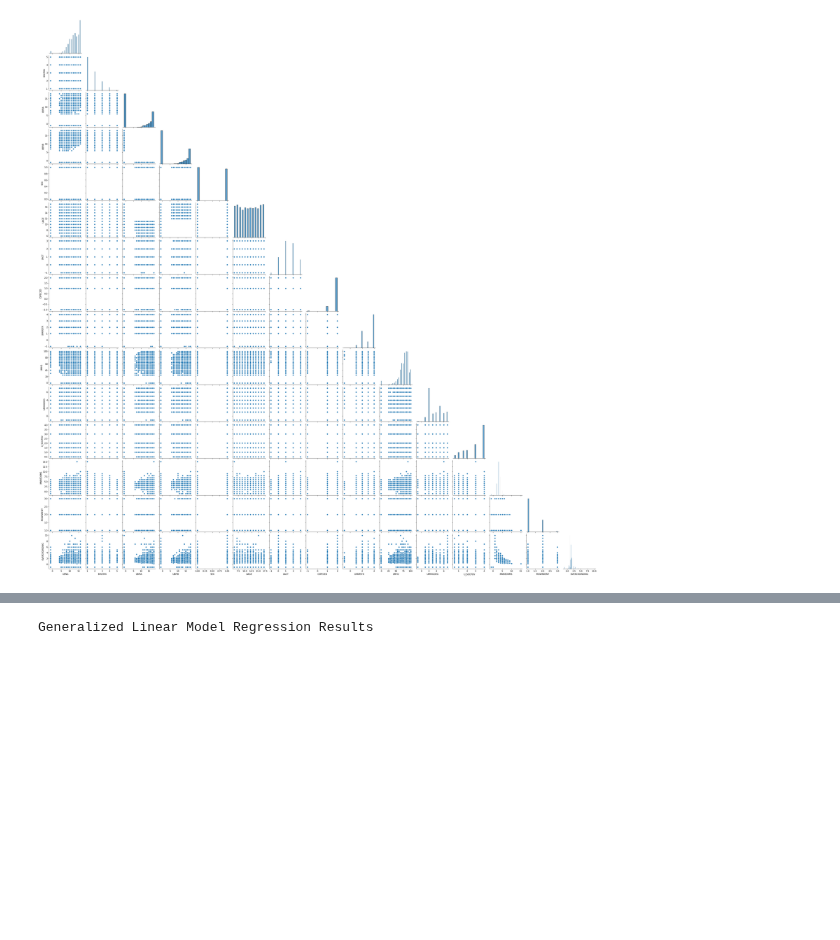
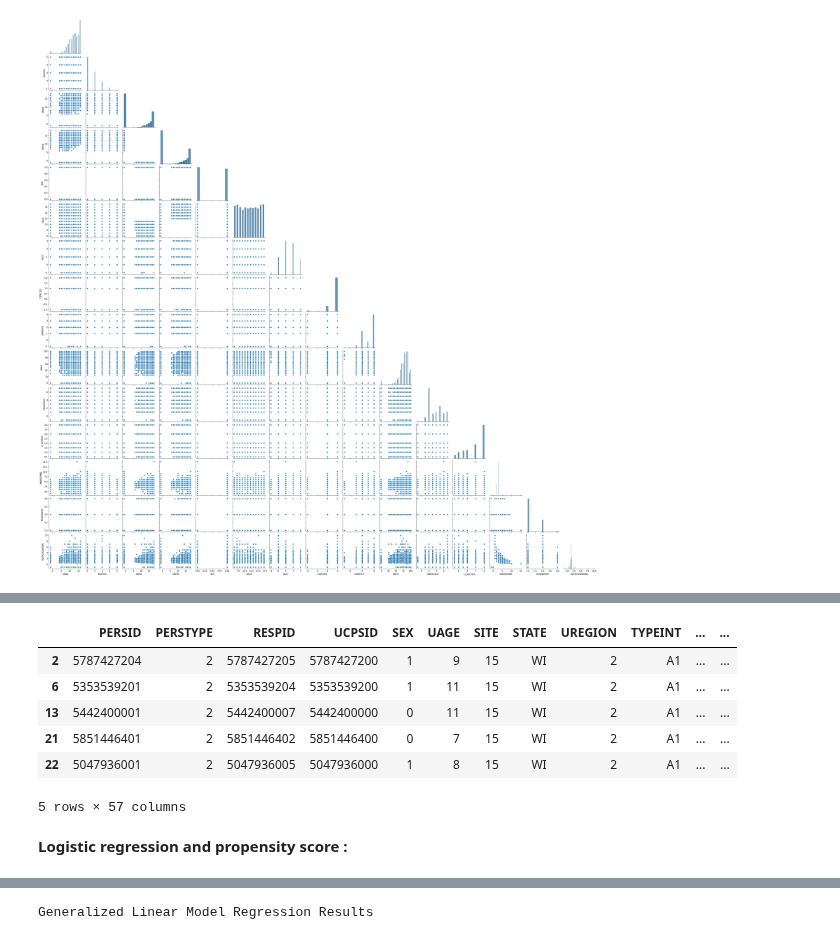
Before and after one commit to epfl-ada/ada-2020-project-milestone-p3-p3_ada-boi, a Jupyter notebook: creative_extension.ipynb, the cells around one changed output, grey strips where cells are left out. Cells and saved outputs as stored; diff of their text form; code cells hidden in the pictures; blank space fills up the shorter version.

```diff
--- a/creative_extension.ipynb
+++ b/creative_extension.ipynb
@@ -135,3 +140,13 @@ def df_NN(df,outcome,predictors):
         bools = df[predictors].isin([-1]).any(axis=1)==False
 
     return df.loc[(df[outcome] != -1) & (bools)]
+# %%
+# Variables used for precarity indicator (economics and relationship with family)
+# NB CHOICE OF WORDS : PRECARITY NOT VERY ACCURATE
+prec = ['U_SOCPOV','OVERCROWDING','MOWNRENT','UHINS4','UAGG','UFAMSTR']
+prec3 = prec + ['CJOB']
+
+# IL FAUDRA DECIDER DE COMMENT GERER LES NANS SUR CES VALEURS POUR DEFINIR L'INDEX
+
+df_prec_2 = df_NN(fc2,'PERSID',prec)
+df_prec_3 = df_NN(fc3,'PERSID',prec3)
@@ -137,0 +197,12 @@ def df_NN(df,outcome,predictors):
+# %%
+fc2_prec.head()
+# %% [output]
+|  | PERSID | PERSTYPE | RESPID | UCPSID | SEX | UAGE | SITE | STATE | UREGION | TYPEINT | ... | ... |
+| 2 | 5787427204 | 2 | 5787427205 | 5787427200 | 1 | 9 | 15 | WI | 2 | A1 | ... | ... |
+| 6 | 5353539201 | 2 | 5353539204 | 5353539200 | 1 | 11 | 15 | WI | 2 | A1 | ... | ... |
+| 13 | 5442400001 | 2 | 5442400007 | 5442400000 | 0 | 11 | 15 | WI | 2 | A1 | ... | ... |
+| 21 | 5851446401 | 2 | 5851446402 | 5851446400 | 0 | 7 | 15 | WI | 2 | A1 | ... | ... |
+| 22 | 5047936001 | 2 | 5047936005 | 5047936000 | 1 | 8 | 15 | WI | 2 | A1 | ... | ... |
+5 rows × 57 columns
+# %% [markdown]
+__Logistic regression and propensity score :__
```
Also changed, not shown: parts of 9 cells of this notebook.
